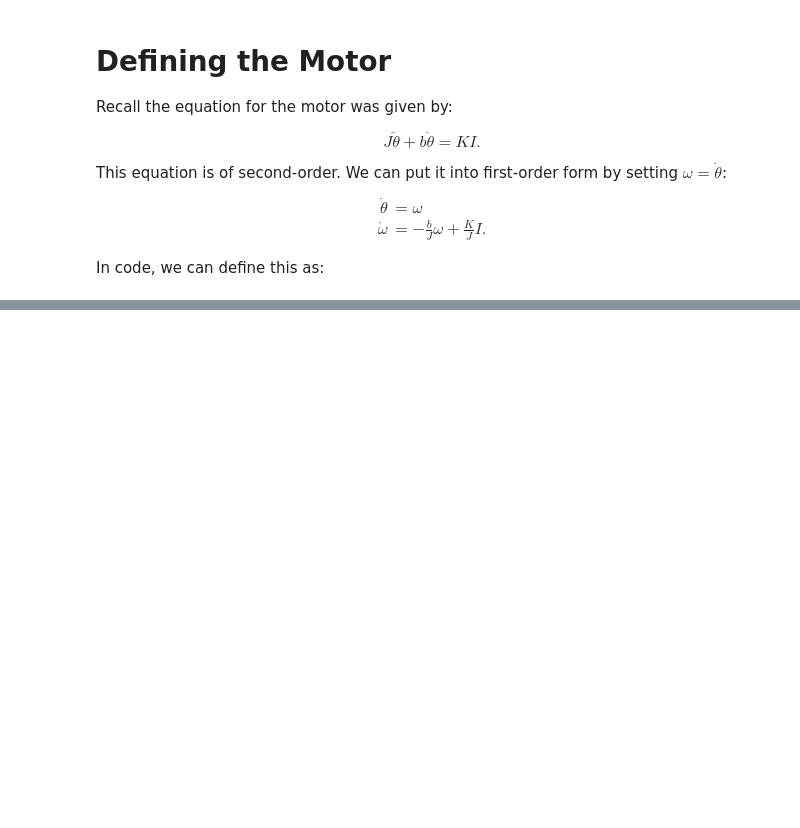
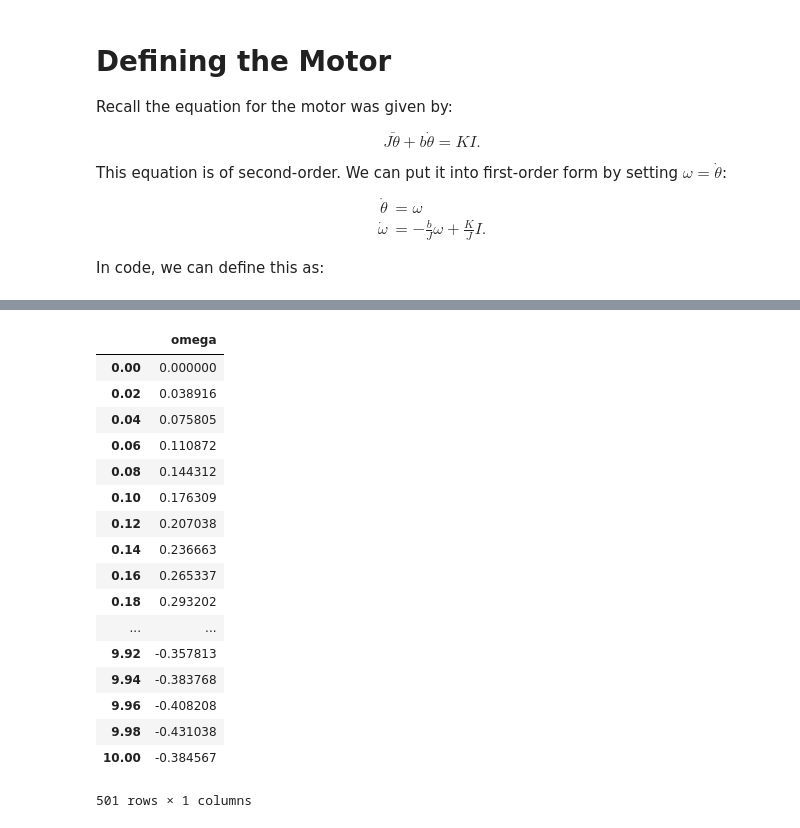
Before and after one commit to HRClab/SimInterface, a Jupyter notebook: introductionToSystems.ipynb, the cells around one changed output, grey strips where cells are left out. Cells and saved outputs as stored; diff of their text form; code cells hidden in the pictures; blank space fills up the shorter version.

```diff
--- a/introductionToSystems.ipynb
+++ b/introductionToSystems.ipynb
@@ -212,0 +240,21 @@ Sys.graph
+# %%
+omega.data
+# %% [output]
+|  | omega |
+| 0.00 | 0.000000 |
+| 0.02 | 0.038916 |
+| 0.04 | 0.075805 |
+| 0.06 | 0.110872 |
+| 0.08 | 0.144312 |
+| 0.10 | 0.176309 |
+| 0.12 | 0.207038 |
+| 0.14 | 0.236663 |
+| 0.16 | 0.265337 |
+| 0.18 | 0.293202 |
+| ... | ... |
+| 9.92 | -0.357813 |
+| 9.94 | -0.383768 |
+| 9.96 | -0.408208 |
+| 9.98 | -0.431038 |
+| 10.00 | -0.384567 |
+501 rows × 1 columns
```
Also changed, not shown: parts of 9 cells of this notebook, 1 other file.
